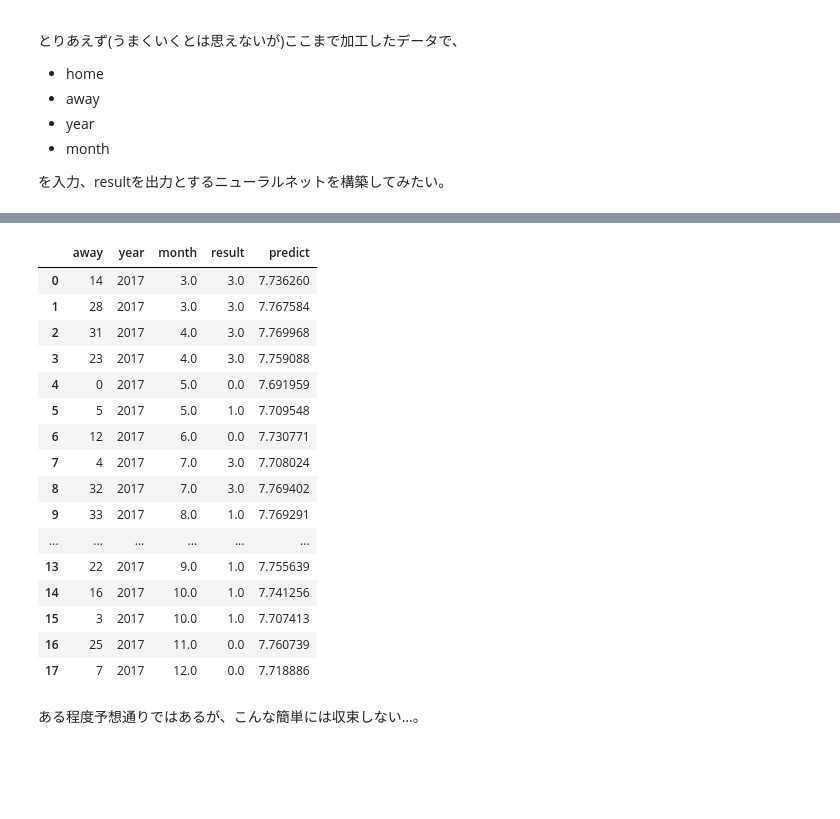
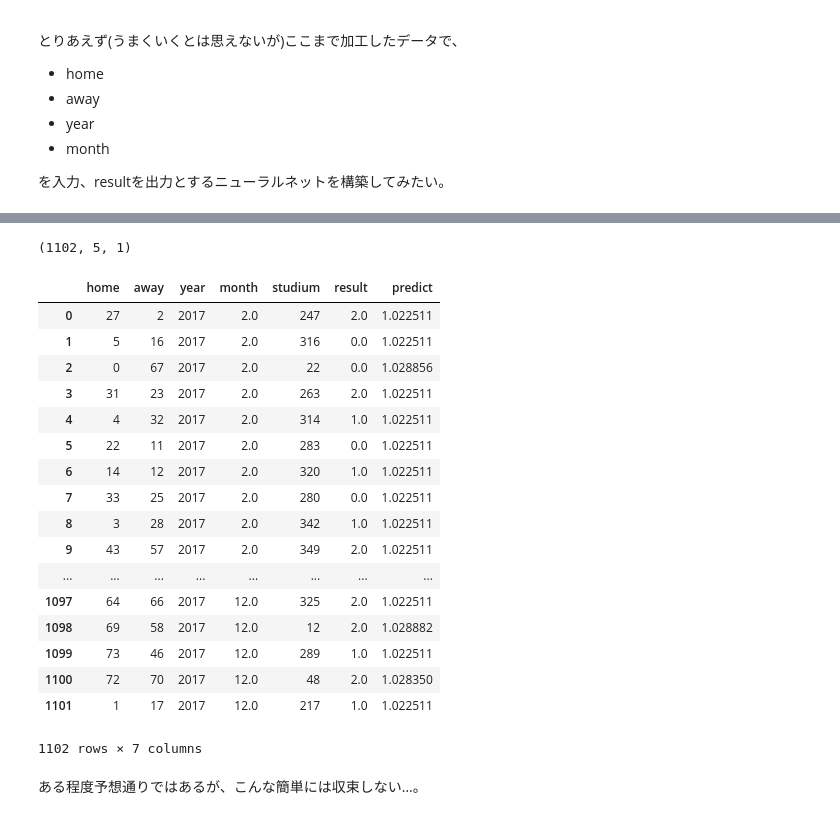
Before and after one commit to mark-n2/toto_notebook, a Jupyter notebook: toto_notebook.ipynb, the cells around one changed output, grey strips where cells are left out. Saved outputs shown, nothing was run; the diff lists cells and outputs as text; code cells hidden in the pictures; blank space fills up the shorter version.

```diff
--- a/toto_notebook.ipynb
+++ b/toto_notebook.ipynb
@@ -27,3 +30,6 @@ df["away"] = tmp
+# %%
+tmp = [studium_dict[df["スタジアム"][i]] for i in range(len(df))]
+df["studium"] = tmp
 # %% [markdown]
 勝敗はホームチームの勝ち(WIN)、負け(LOSE)、引き分け(DRAW)の三種類に符号化する。
 最終出力を獲得勝ち点で出力することを考え、WIN=3/DRAW=1/LOSE=0としておく。
@@ -36,7 +42,7 @@ wdl = []
 # win-draw-lose VゴールとかPKとかはTOTO予想に関係ないので無視
 LOSE = 0
 DRAW = 1
-WIN = 3
+WIN = 2
 OTHER = np.nan
 for result in df["スコア"]:
     tmp = re.split("[-()]",result)
@@ -87,7 +93,7 @@ def generate_trainng_data(df, year=2017):
     ホームチームを指定し、学習用データ(指定した年度より前のデータから)を生成
     """
     data = df[df["year"] < year].dropna()
-    x = data[["home","away","year","month"]]
+    x = data[["home","away","year","month","studium"]]
     y = data["result"]
     return x, y
 
@@ -96,7 +102,7 @@ def generate_correct_data(df, year=2017):
     ホームチームを指定し、モデルの確からしさを検証するためのデータを生成
     """
     data = df[df["year"] == year].dropna()
-    x = data[["home","away","year","month"]]
+    x = data[["home","away","year","month","studium"]]
     y = data[["result"]]
     return x, y
 # %% [markdown]
@@ -116,7 +122,7 @@ import tensorflow as tf
 # %%
 # 入力Xと出力yを定義
 x, y = generate_trainng_data(df, 2017)
-X = np.reshape(x.values,(-1,4,1))
+X = np.reshape(x.values,(-1,5,1))
 y = np.reshape(y.values,(-1,1,1))
 print(X.shape[1:],y.shape)
 #
@@ -124,7 +130,7 @@ print(X.shape[1:],y.shape)
 #
 model = tf.keras.models.Sequential()	# Sequentialモデル
 # Conv層を追加
-model.add(tf.keras.layers.Conv1D(128,4,input_shape=X.shape[1:],activation="relu"))
+model.add(tf.keras.layers.Conv1D(128,5,input_shape=X.shape[1:],activation="tanh"))
 model.add(tf.keras.layers.Conv1D(128,1,activation="relu"))
 model.add(tf.keras.layers.Conv1D(128,1,activation="relu"))
 model.add(tf.keras.layers.Conv1D(128,1,activation="relu"))
@@ -165,8 +171,8 @@ model.compile(optimizer="adam", loss='mean_absolute_error',metrics=['accuracy'])
 # * バッチサイズ4
 # * エポック数1000回
 #history = model.fit(X, y, batch_size=len(X), epochs=1000, callbacks=cbks)
-history = model.fit(X, y, batch_size=len(X), epochs=1000)
+history = model.fit(X, y, batch_size=len(X), epochs=20)
 
-plot_history(history)
+#plot_history(history)
 #tb.show_graph(tf.get_default_graph().as_graph_def()) # JupyterでTensorboardのGraphを表示させる
 # %% [output]
@@ -175,34 +196,36 @@ Epoch 1/1000
 # %%
 # モデルから2017年の対戦データを予想し、predict列に表示
 cx, cy = generate_correct_data(df,2017)
-cxx = np.reshape(cx.values,(-1,4,1))
+cxx = np.reshape(cx.values,(-1,5,1))
 print(cxx.shape)
 
 pred = model.predict(cxx)
 predict = pd.DataFrame(np.reshape(pred,len(pred)))
 display(pd.concat([
     cx.reset_index(drop=True),
     cy.reset_index(drop=True),
     predict],
     axis=1).rename(columns={0:"predict"}))
 # %% [output]
+(1102, 5, 1)
-|  | away | year | month | result | predict |
-| 0 | 14 | 2017 | 3.0 | 3.0 | 7.736260 |
-| 1 | 28 | 2017 | 3.0 | 3.0 | 7.767584 |
-| 2 | 31 | 2017 | 4.0 | 3.0 | 7.769968 |
-| 3 | 23 | 2017 | 4.0 | 3.0 | 7.759088 |
-| 4 | 0 | 2017 | 5.0 | 0.0 | 7.691959 |
-| 5 | 5 | 2017 | 5.0 | 1.0 | 7.709548 |
-| 6 | 12 | 2017 | 6.0 | 0.0 | 7.730771 |
-| 7 | 4 | 2017 | 7.0 | 3.0 | 7.708024 |
-| 8 | 32 | 2017 | 7.0 | 3.0 | 7.769402 |
-| 9 | 33 | 2017 | 8.0 | 1.0 | 7.769291 |
-| ... | ... | ... | ... | ... | ... |
-| 13 | 22 | 2017 | 9.0 | 1.0 | 7.755639 |
-| 14 | 16 | 2017 | 10.0 | 1.0 | 7.741256 |
-| 15 | 3 | 2017 | 10.0 | 1.0 | 7.707413 |
-| 16 | 25 | 2017 | 11.0 | 0.0 | 7.760739 |
-| 17 | 7 | 2017 | 12.0 | 0.0 | 7.718886 |
+|  | home | away | year | month | studium | result | predict |
+| 0 | 27 | 2 | 2017 | 2.0 | 247 | 2.0 | 1.022511 |
+| 1 | 5 | 16 | 2017 | 2.0 | 316 | 0.0 | 1.022511 |
+| 2 | 0 | 67 | 2017 | 2.0 | 22 | 0.0 | 1.028856 |
+| 3 | 31 | 23 | 2017 | 2.0 | 263 | 2.0 | 1.022511 |
+| 4 | 4 | 32 | 2017 | 2.0 | 314 | 1.0 | 1.022511 |
+| 5 | 22 | 11 | 2017 | 2.0 | 283 | 0.0 | 1.022511 |
+| 6 | 14 | 12 | 2017 | 2.0 | 320 | 1.0 | 1.022511 |
+| 7 | 33 | 25 | 2017 | 2.0 | 280 | 0.0 | 1.022511 |
+| 8 | 3 | 28 | 2017 | 2.0 | 342 | 1.0 | 1.022511 |
+| 9 | 43 | 57 | 2017 | 2.0 | 349 | 2.0 | 1.022511 |
+| ... | ... | ... | ... | ... | ... | ... | ... |
+| 1097 | 64 | 66 | 2017 | 12.0 | 325 | 2.0 | 1.022511 |
+| 1098 | 69 | 58 | 2017 | 12.0 | 12 | 2.0 | 1.028882 |
+| 1099 | 73 | 46 | 2017 | 12.0 | 289 | 1.0 | 1.022511 |
+| 1100 | 72 | 70 | 2017 | 12.0 | 48 | 2.0 | 1.028350 |
+| 1101 | 1 | 17 | 2017 | 12.0 | 217 | 1.0 | 1.022511 |
+1102 rows × 7 columns
 # %% [markdown]
 ある程度予想通りではあるが、こんな簡単には収束しない…。
 # %% [markdown]
```
Also changed, not shown: parts of 2 cells of this notebook, 2 other files.
